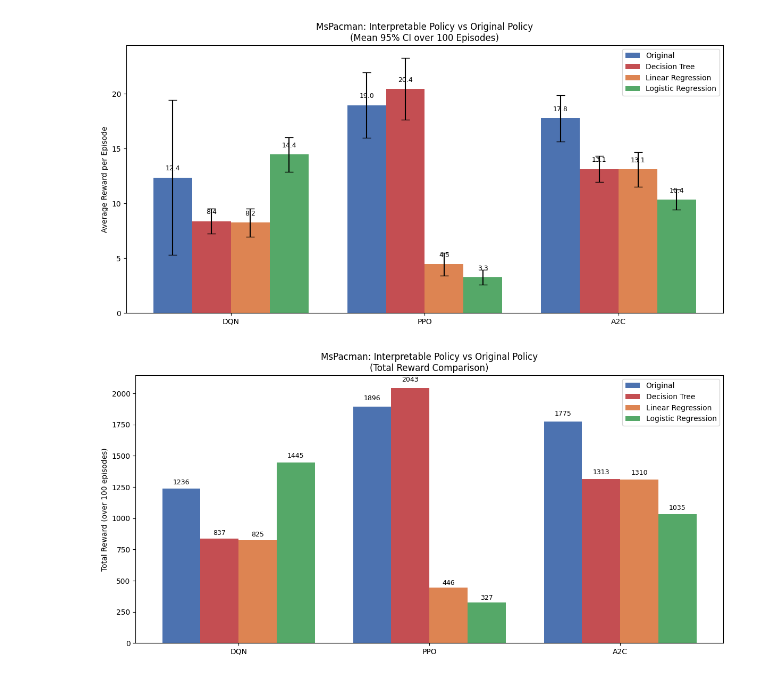
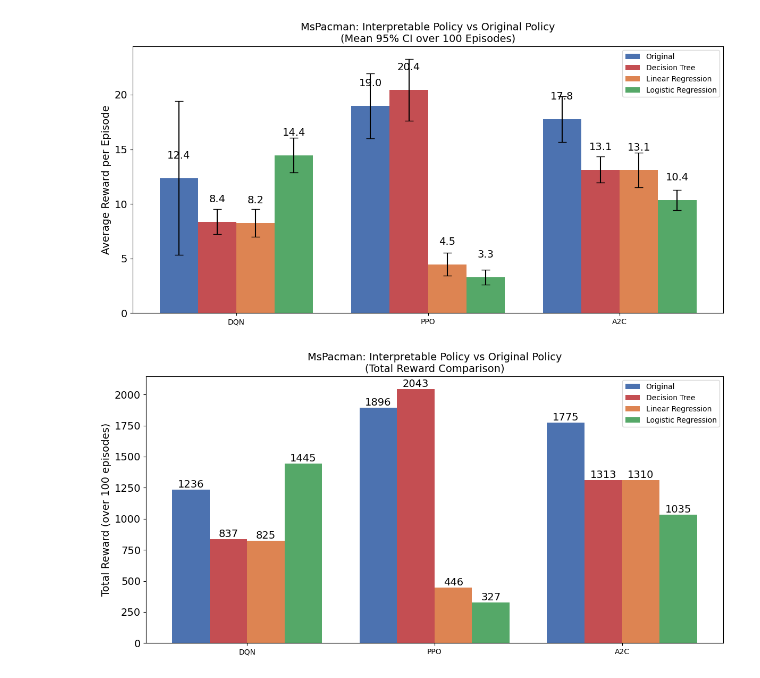
Before and after one commit to qyy752457002/Interpret-DRL-using-SHAP-Project, a Jupyter notebook: MsPacman/plot.ipynb, the cells around one changed output. Drawn from its saved outputs; the diff is of its cells as text; code cells hidden in the pictures.

```diff
--- a/MsPacman/plot.ipynb
+++ b/MsPacman/plot.ipynb
@@ -48,19 +48,20 @@ for i, model in enumerate(models):
         height = bar.get_height()
         plt.text(
             bar.get_x() + bar.get_width()/2,
-            height + 0.5,   # 高度稍微往上移
+            height + 1.6,   # 高度稍微往上移
             f"{height:.1f}",
-            ha="center", va="bottom", fontsize=9
+            ha="center", va="bottom", fontsize=14
         )
 
 plt.xticks(x, algorithms)
-plt.ylabel("Average Reward per Episode")
-plt.title("MsPacman: Interpretable Policy vs Original Policy\n(Mean 95% CI over 100 Episodes)")
+plt.yticks(fontsize=14)
+plt.ylabel("Average Reward per Episode", fontsize=14)
+plt.title("MsPacman: Interpretable Policy vs Original Policy\n(Mean 95% CI over 100 Episodes)", fontsize=14)
 plt.legend()
 plt.tight_layout()
 plt.show()
 # %% [output]
-[figure, old version]
+[figure, new version]
 # %%
 algorithms = ["DQN", "PPO", "A2C"]
 models = ["Original", "Decision Tree", "Linear Regression", "Logistic Regression"]
@@ -81,35 +82,36 @@ for alg in algorithms:
         vals = np.load(fname)
         totals[alg].append(np.sum(vals))   # 这里用 sum 而不是 mean
 
 x = np.arange(len(algorithms))
 width = 0.2
 
 plt.figure(figsize=(12, 6))
 
 for i, model in enumerate(models):
     offset = (i - 1.5) * width
     bars = plt.bar(
         x + offset,
         [totals[alg][i] for alg in algorithms],
         width,
         label=model,
         color=colors[i],
     )
     # 在柱子上加数值
     for bar in bars:
         height = bar.get_height()
         plt.text(
             bar.get_x() + bar.get_width()/2,
-            height + 0.02*height,
+            height,
             f"{height:.0f}",  # 总奖励整数即可
-            ha="center", va="bottom", fontsize=9
+            ha="center", va="bottom", fontsize=14
         )
 
 plt.xticks(x, algorithms)
-plt.ylabel("Total Reward (over 100 episodes)")
-plt.title("MsPacman: Interpretable Policy vs Original Policy\n(Total Reward Comparison)")
+plt.yticks(fontsize=14)
+plt.ylabel("Total Reward (over 100 episodes)", fontsize=14)
+plt.title("MsPacman: Interpretable Policy vs Original Policy\n(Total Reward Comparison)", fontsize=14)
 plt.legend()
 plt.tight_layout()
 plt.show()
 # %% [output]
-[figure, old version]
+[figure, new version]
```
Also changed, not shown: 13 other files.
